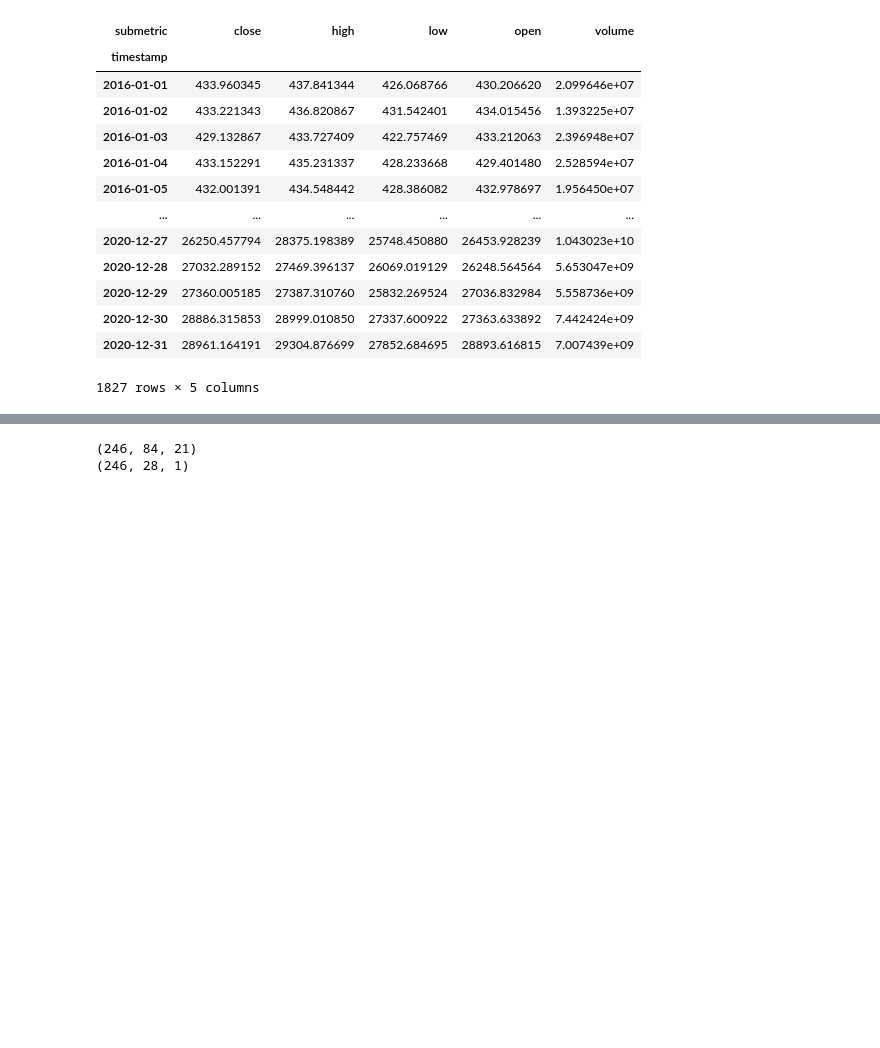
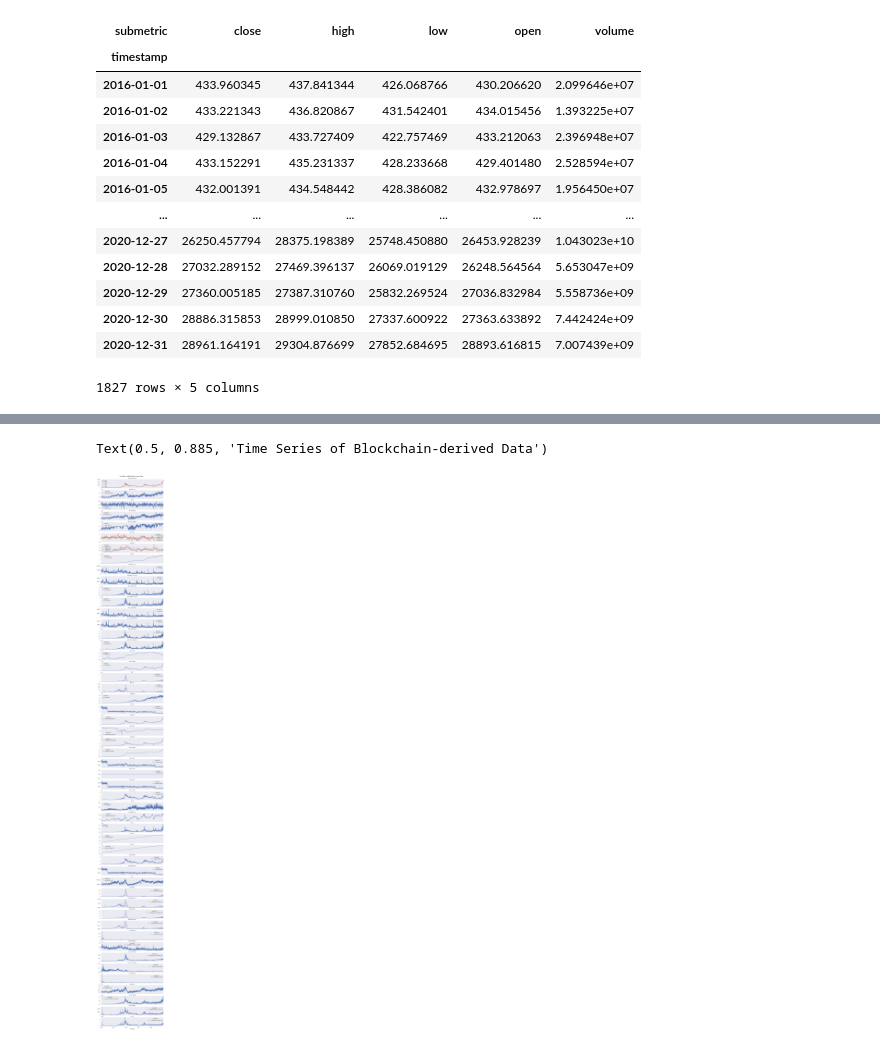
Before and after one commit to KaidenFrizu/recurrent-bitcoin-network, a Jupyter notebook: docs/Documentation.ipynb, the cells around one changed output, grey strips where cells are left out. Drawn from its saved outputs; the diff is of its cells as text; code cells hidden in the pictures; blank space fills up the shorter version.

```diff
--- a/docs/Documentation.ipynb
+++ b/docs/Documentation.ipynb
@@ -178,0 +92,6 @@ data
+# %%
+train_list = get_train_data()
+test_list = get_test_data()
+
+train = pd.concat(train_list, ignore_index=True)
+test = pd.concat(test_list, ignore_index=True)
@@ -244,6 +176,6 @@ data[data['metric'] == 'reddit.subscribers']
 # %% [markdown]
 The two metrics have incomplete data specifically on the earlier timestamps. For consistency, we would drop such metrics.
 # %%
-filter_users = data['metric'] != 'reddit.active.users'
-filter_subs = data['metric'] != 'reddit.subscribers'
-data = data[filter_users & filter_subs]
+filter_users_train = train['metric'] != 'reddit.active.users'
+filter_subs_train = train['metric'] != 'reddit.subscribers'
+train = train[filter_users_train & filter_subs_train]
@@ -272,3 +186,8 @@ data = pd.read_csv('raw/data.csv')
 # %%
-wide_data = data.pivot_table(index='timestamp', columns=['metric', 'submetric'], values='value')
-prices = wide_data.pop('price')
+wide_train = train.pivot_table(
+    index='timestamp',
+    columns=['metric', 'submetric'],
+    values='value'
+)
+
+prices = wide_train.pop('price')
@@ -443,6 +248,0 @@ X_dataset, y_dataset = create_ts_batch(
-# %%
-print(X_dataset.shape)
-print(y_dataset.shape)
-# %% [output]
-(246, 84, 21)
-(246, 28, 1)
@@ -451,0 +249,15 @@ np.save('raw/y_dataset.npy', y_dataset)
+# %%
+fig, ax = plt.subplots(nrows=51, ncols=1, sharex=True)
+
+prices.drop('volume', axis=1).plot(ax=ax[0], title='bitcoin.prices.usd')
+
+list_metrics = train['metric'].unique().tolist()
+list_metrics.remove('price')
+for metric, num in zip(list_metrics, np.arange(1, 51)):
+    wide_train[metric].plot(ax=ax[num], figsize=(12,108), title=metric)
+
+fig.suptitle('Time Series of Blockchain-derived Data', y=0.885)
+# fig.savefig('TimeseriesPlot.png', dpi=300, bbox_inches='tight')
+# %% [output]
+Text(0.5, 0.885, 'Time Series of Blockchain-derived Data')
+[figure, added]
```
Also changed, not shown: parts of 56 cells of this notebook, 1 other file.
